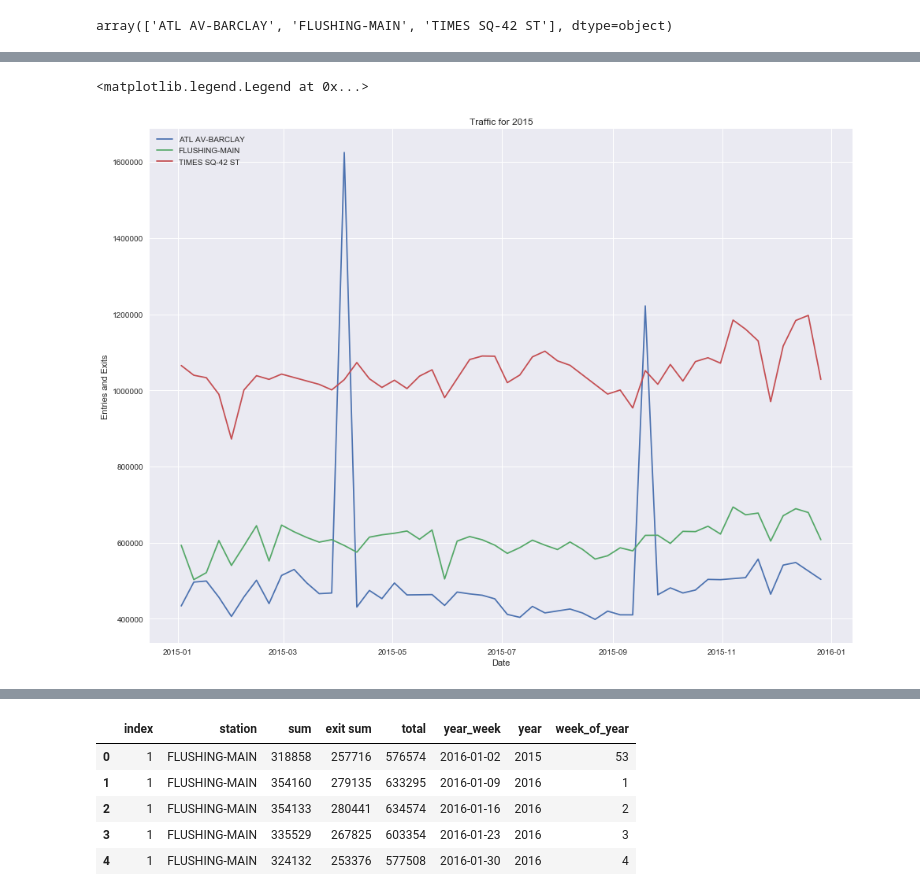
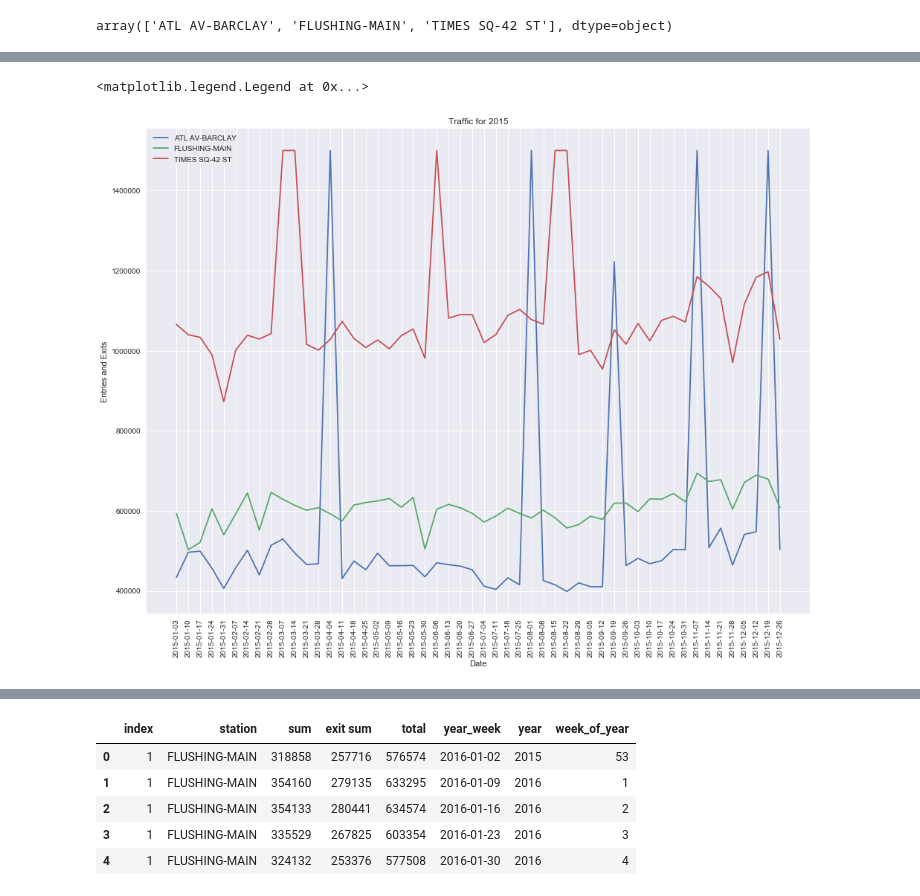
Before and after one commit to ameerbajwa/Benson, a Jupyter notebook: Final analysis.ipynb, the cells around one changed output, grey strips where cells are left out. Drawn from its saved outputs; the diff is of its cells as text; code cells hidden in the pictures.

```diff
--- a/Final analysis.ipynb
+++ b/Final analysis.ipynb
@@ -89,8 +89,10 @@ def calculate_total_week(date, cumulative_df):
     station_entry_week_count = station_entry_week_count.reset_index()
 
     # remove outliers
-    upper_limit = 2e6
-    station_entry_week_count = station_entry_week_count[station_entry_week_count['total'] < upper_limit]
+    upper_limit = 15e5
+    station_entry_week_count['total'] = station_entry_week_count['total'].where(station_entry_week_count['total'] <= upper_limit, upper_limit)
+
+    #station_entry_week_count['total'] = station_entry_week_count[station_entry_week_count['total'] < upper_limit]
 
     cumulative_df = cumulative_df.append(station_entry_week_count.iloc[:])
     return cumulative_df
@@ -142,6 +144,14 @@ array(['ATL AV-BARCLAY', 'FLUSHING-MAIN', 'TIMES SQ-42 ST'], dtype=object)
 atl_station_16 = final_week_count[(final_week_count.station == 'ATL AV-BARCLAY') & (final_week_count.year == 2016)].reset_index()
 flushing_station_16 = final_week_count[(final_week_count.station == 'FLUSHING-MAIN') & (final_week_count.year == 2016)].reset_index()
 times_station_16 = final_week_count[(final_week_count.station == 'TIMES SQ-42 ST') & (final_week_count.year == 2016)].reset_index()
+
+dates_16 = [datetime.datetime.strptime(str(date), '%Y-%m-%d %H:%M:%S') for date in atl_station_16.year_week]
+datesL_16 = []
+for x in dates_16:
+    x = x.date()
+    datesL_16.append(x)
+plt.xticks(dates_16, datesL_16, rotation=90)
+
 
 plt.plot(atl_station_16.year_week, atl_station_16.total, label='ATL AV-BARCLAY')
 plt.plot(flushing_station_16.year_week, flushing_station_16.total, label='FLUSHING-MAIN')
@@ -160,25 +170,32 @@ plt.legend(loc='upper left')
 # %%
 # Run analysis 2015 - 2016
 
 # dates_15 = calculate_dates('2015-01-03', '2015-12-26')
 # final_week_count_15 = pd.DataFrame()
 # for d in dates_15:
 #     final_week_count_15 = calculate_total_week(d, final_week_count_15)
 
 atl_station_15 = final_week_count[(final_week_count.station == 'BARCLAYS CENTER') & (final_week_count.year == 2015)].reset_index()
 flushing_station_15 = final_week_count[(final_week_count.station == 'MAIN ST') & (final_week_count.year == 2015)].reset_index()
 times_station_15 = final_week_count[(final_week_count.station == '42 ST-TIMES SQ') & (final_week_count.year == 2015)].reset_index()
 
+dates_15 = [datetime.datetime.strptime(str(date), '%Y-%m-%d %H:%M:%S') for date in atl_station_15.year_week]
+datesL_15 = []
+for x in dates_15:
+    x = x.date()
+    datesL_15.append(x)
+plt.xticks(dates_15, datesL_15, rotation=90)
+
 plt.plot(atl_station_15.year_week, atl_station_15.total, label='ATL AV-BARCLAY')
 plt.plot(flushing_station_15.year_week, flushing_station_15.total, label='FLUSHING-MAIN')
 plt.plot(times_station_15.year_week, times_station_15.total, label='TIMES SQ-42 ST')
 plt.xlabel('Date')
 plt.ylabel('Entries and Exits')
 plt.title('Traffic for 2015')
 plt.legend(loc='upper left')
 # %% [output]
 <matplotlib.legend.Legend at 0x...>
-[figure, old version]
+[figure, new version]
 # %%
 # Run analysis 2017 -
 
```
Also changed, not shown: parts of 5 cells of this notebook.
